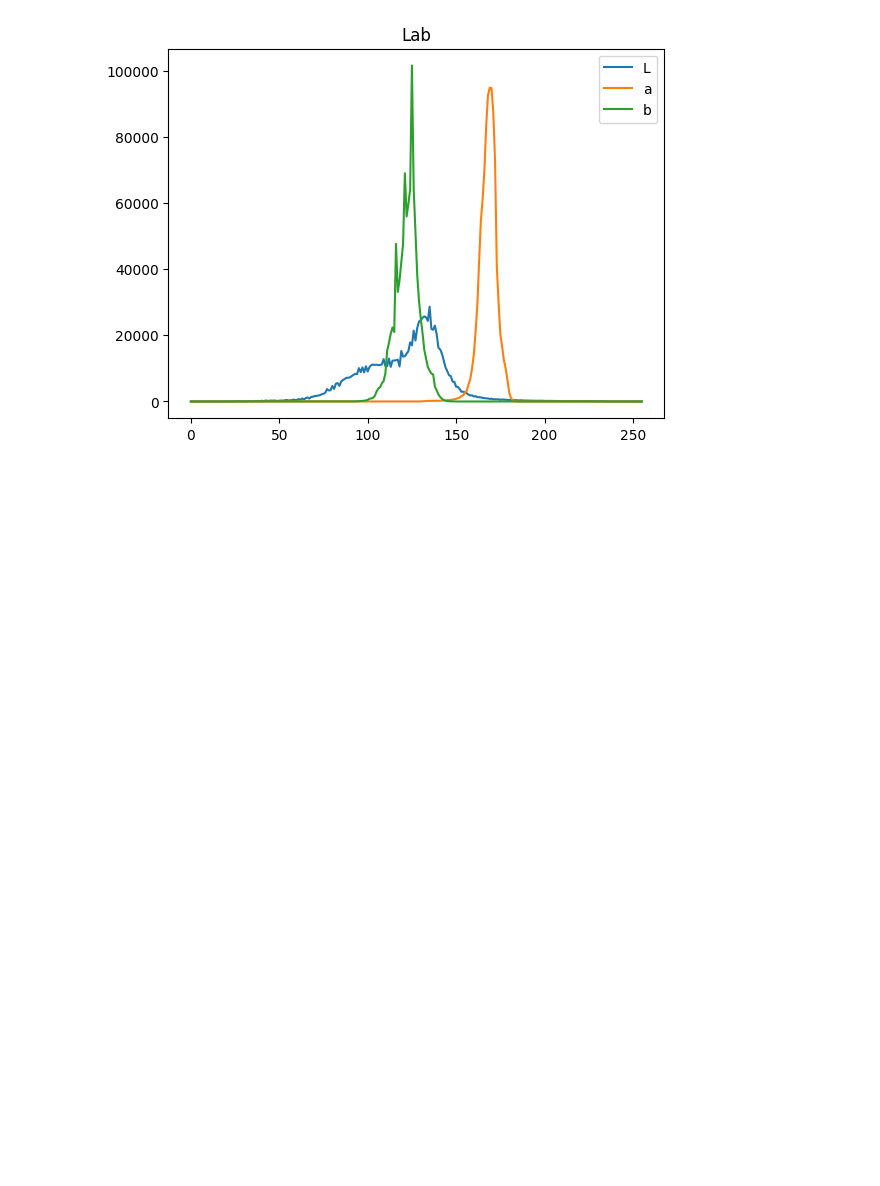
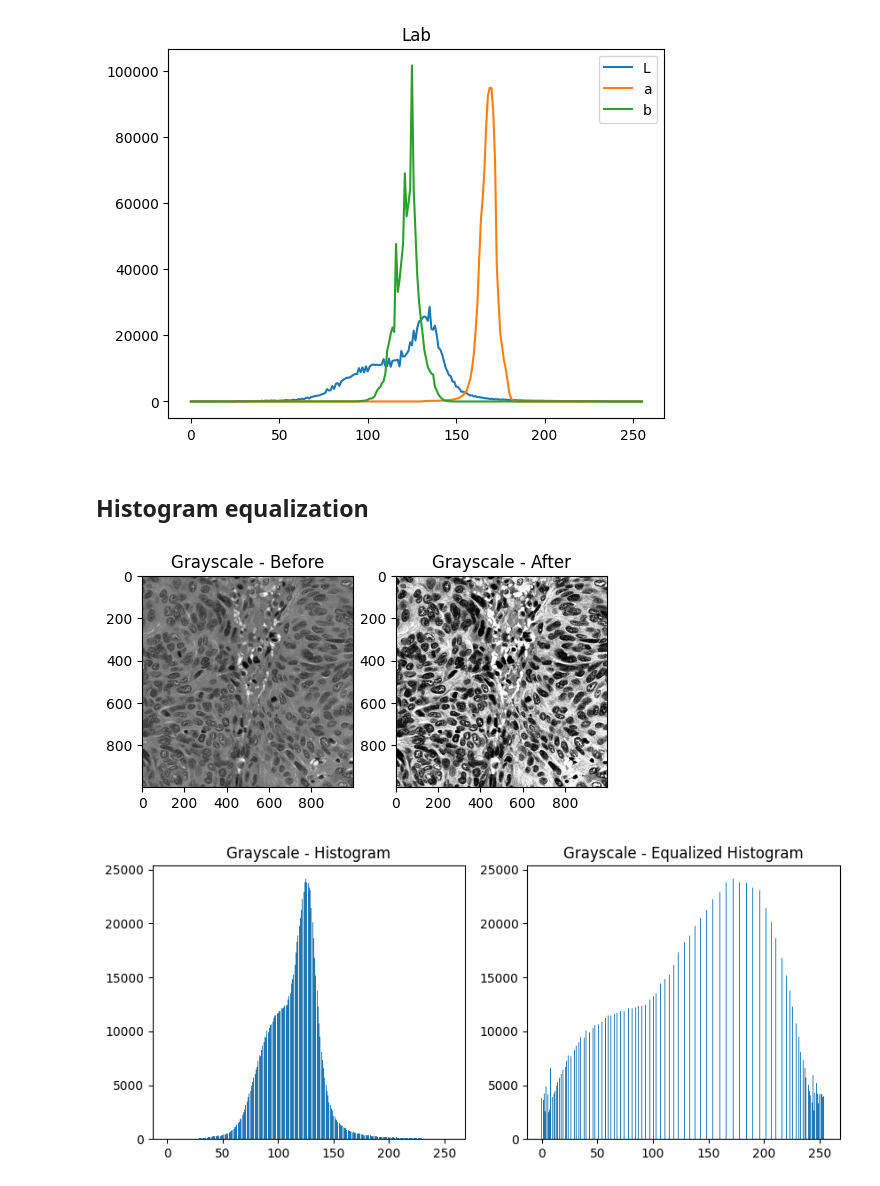
Before and after one commit to vktr274/computer-vision-image-correction-enhancement, a Jupyter notebook: notebook.ipynb, the cells around one changed output. Cells and saved outputs as stored; diff of their text form; code cells hidden in the pictures; blank space fills up the shorter version.

```diff
--- a/notebook.ipynb
+++ b/notebook.ipynb
@@ -90,3 +110,42 @@ plt.title("Lab")
 plt.show()
 # %% [output]
 [figure]
+# %% [markdown]
+## Histogram equalization
+# %%
+img = gray_images[0]
+img_equalized = equalize_hist(img, 256)
+
+gray_hist_before = cv2.calcHist([img], [0], None, [256], [0, 255]).reshape((256,))
+gray_hist_after = cv2.calcHist([img_equalized], [0], None, [256], [0, 255]).reshape((256,))
+
+fig = plt.figure(figsize=(6,12))
+
+rows = 1
+columns = 2
+
+fig.add_subplot(rows, columns, 1)
+plt.title("Grayscale - Before")
+plt.imshow(img, cmap="gray")
+
+fig.add_subplot(rows, columns, 2)
+plt.title("Grayscale - After")
+plt.imshow(img_equalized, cmap="gray")
+
+plt.show()
+
+fig = plt.figure(figsize=(10,4))
+x = np.arange(256)
+
+fig.add_subplot(rows, columns, 1)
+plt.title("Grayscale - Histogram")
+plt.bar(x, gray_hist_before)
+
+fig.add_subplot(rows, columns, 2)
+plt.title("Grayscale - Equalized Histogram")
+plt.bar(x, gray_hist_after)
+
+plt.show()
+# %% [output]
+[figure, added]
+[figure, added]
```
Also changed, not shown: parts of 4 cells of this notebook, 2 other files.
